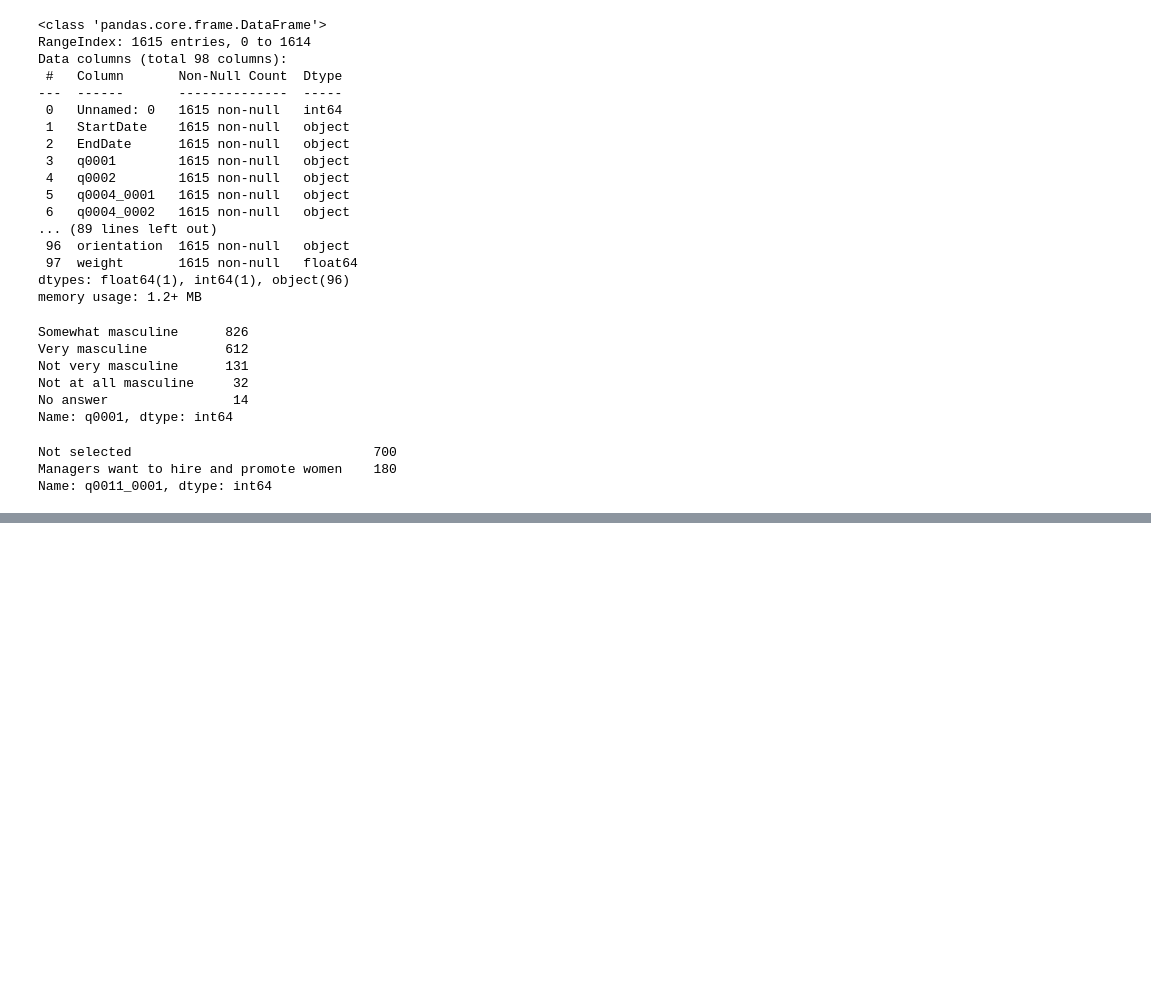
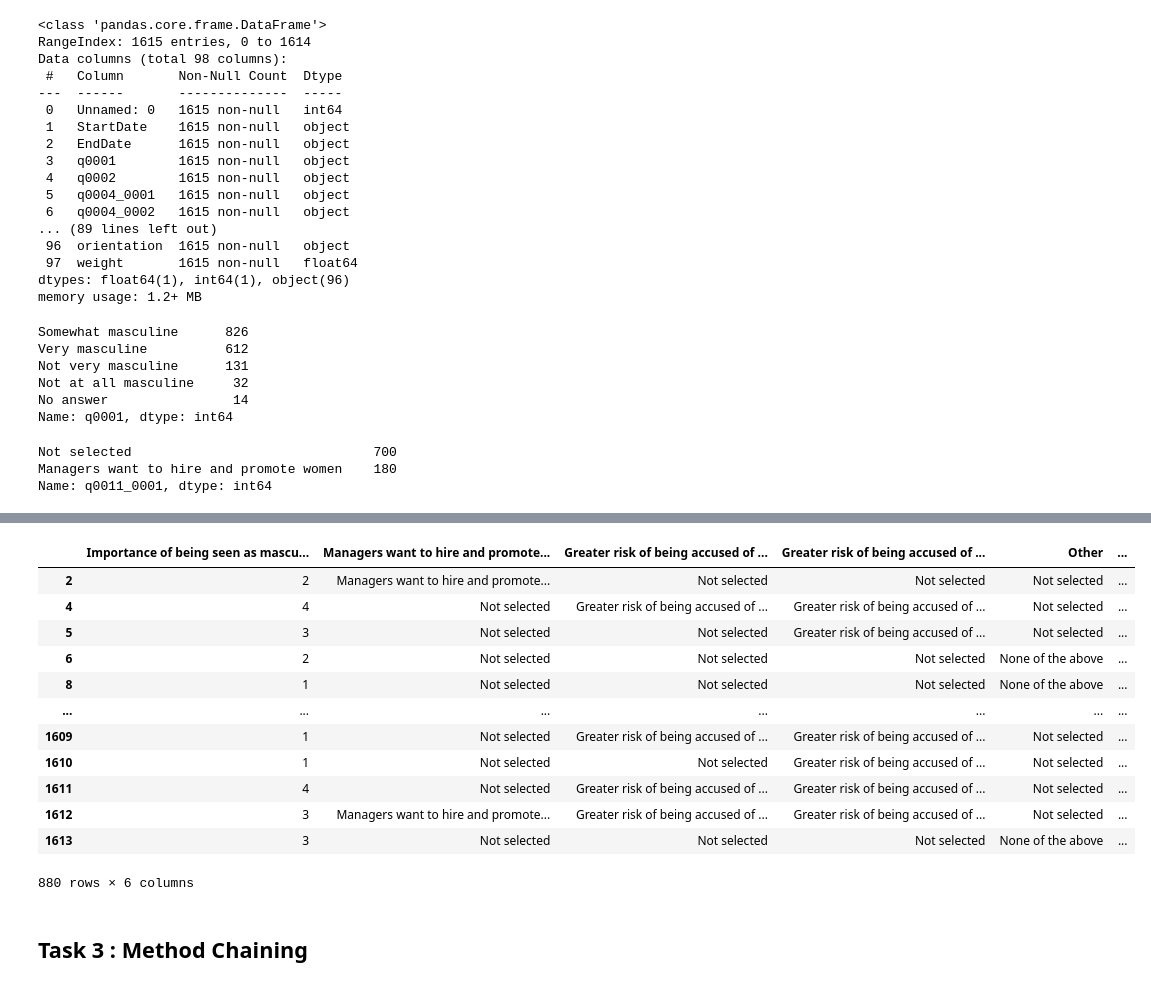
Before and after one commit to data301-2021-winter1/group20-project-, a Jupyter notebook: notebooks/analysis1.ipynb, the cells around one changed output, grey strips where cells are left out. Cells and saved outputs as stored; diff of their text form; code cells hidden in the pictures; blank space fills up the shorter version.

Commit message:
Task1-Task3

```diff
--- a/notebooks/analysis1.ipynb
+++ b/notebooks/analysis1.ipynb
@@ -121,0 +249,6 @@ Name: q0011_0001, dtype: int64
+# %%
+Dataframe2 = Dataframe2.rename(columns={"q0002":"Importance of being seen as masculine"})
+Dataframe2 = Dataframe2.select_dtypes(include=['object']).copy()
+cleanup_nums = {"Importance of being seen as masculine" : {"Very important": 4, "Somewhat important":3 , "Not too important":2, "Not at all important":1}}
+Dataframe2 = Dataframe2.replace(cleanup_nums)
+Dataframe2.head()
@@ -121,0 +262,19 @@ Name: q0011_0001, dtype: int64
+# %%
+Dataframe2 = Dataframe2.rename(columns={"q0011_0001": "Managers want to hire and promote women" , "q0011_0002": "Greater risk of being accused of sexual harassment" , "q0011_0003":"Greater risk of being accused of being sexist or racist" , "q0011_0004":"Other", "q0011_0005":"None of the above"})
+Dataframe2
+# %% [output]
+|  | Importance of being seen as mascu... | Managers want to hire and promote... | Greater risk of being accused of ... | Greater risk of being accused of ... | Other | ... |
+| 2 | 2 | Managers want to hire and promote... | Not selected | Not selected | Not selected | ... |
+| 4 | 4 | Not selected | Greater risk of being accused of ... | Greater risk of being accused of ... | Not selected | ... |
+| 5 | 3 | Not selected | Not selected | Greater risk of being accused of ... | Not selected | ... |
+| 6 | 2 | Not selected | Not selected | Not selected | None of the above | ... |
+| 8 | 1 | Not selected | Not selected | Not selected | None of the above | ... |
+| ... | ... | ... | ... | ... | ... | ... |
+| 1609 | 1 | Not selected | Greater risk of being accused of ... | Greater risk of being accused of ... | Not selected | ... |
+| 1610 | 1 | Not selected | Not selected | Greater risk of being accused of ... | Not selected | ... |
+| 1611 | 4 | Not selected | Greater risk of being accused of ... | Greater risk of being accused of ... | Not selected | ... |
+| 1612 | 3 | Managers want to hire and promote... | Greater risk of being accused of ... | Greater risk of being accused of ... | Not selected | ... |
+| 1613 | 3 | Not selected | Not selected | Not selected | None of the above | ... |
+880 rows × 6 columns
+# %% [markdown]
+## Task 3 : Method Chaining
```
Also changed, not shown: parts of 20 cells of this notebook.
